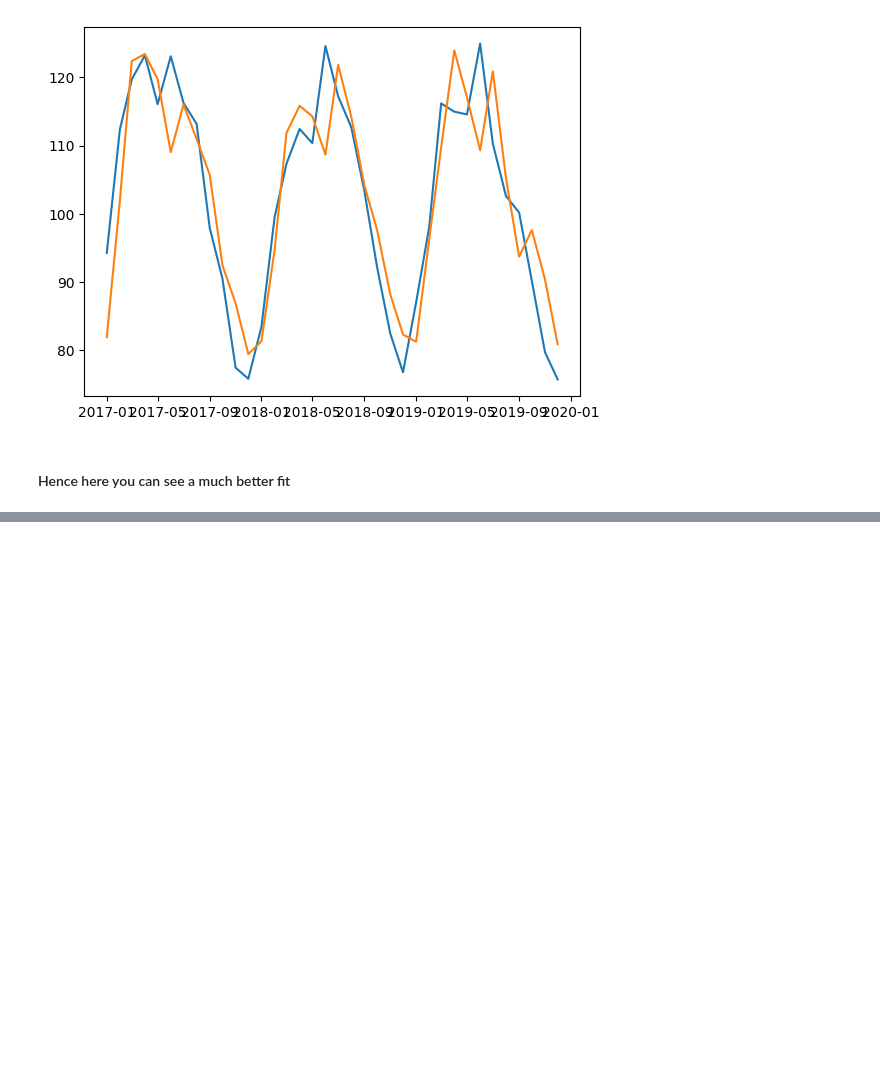
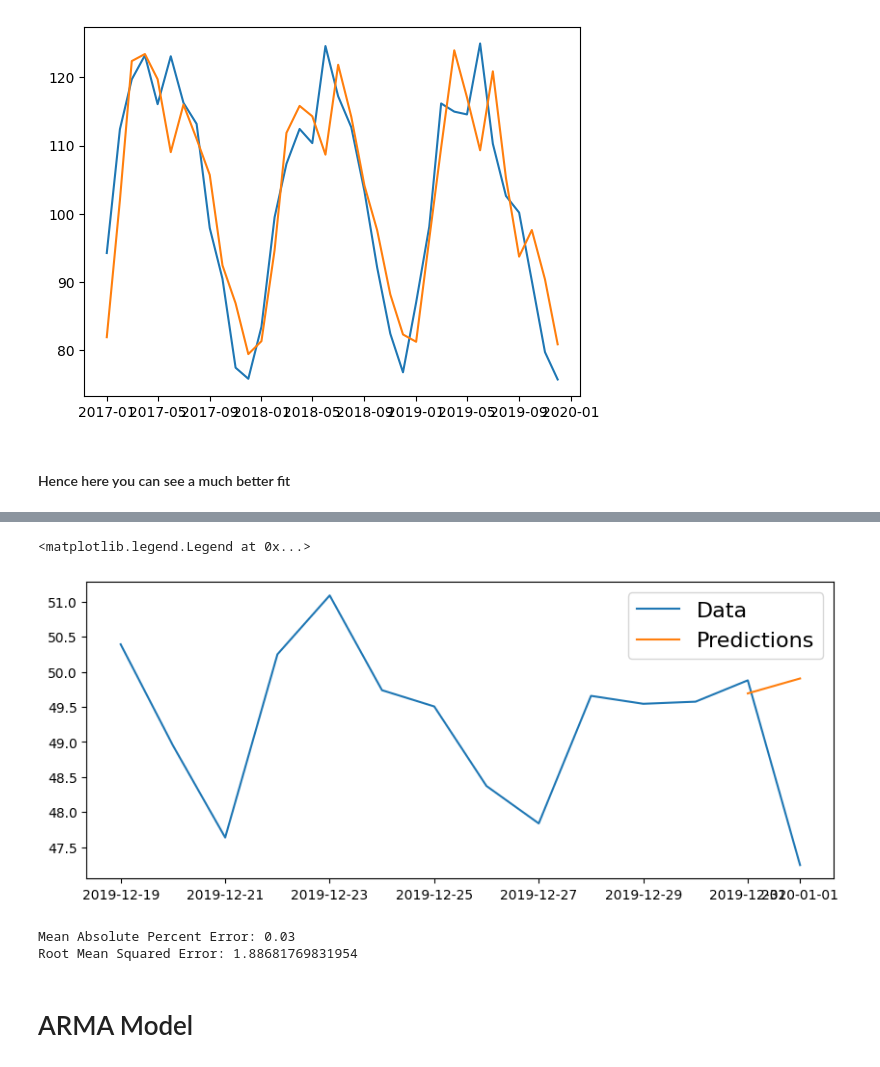
Before and after one commit to crsdvaibhav/notes, a Jupyter notebook: finance/time-series/time-series-1.ipynb, the cells around one changed output, grey strips where cells are left out. Drawn from its saved outputs; the diff is of its cells as text; code cells hidden in the pictures; blank space fills up the shorter version.

```diff
--- a/finance/time-series/time-series-1.ipynb
+++ b/finance/time-series/time-series-1.ipynb
@@ -399,0 +431,14 @@ plt.show()
+# %%
+# generate train and test set
+train_end = datetime(2019,12,30)
+test_end = datetime(2020,1,1)
+
+train_data = series[:train_end]
+test_data = series[train_end + timedelta(days=1):test_end]
+# %%
+#create the model
+model = ARIMA(train_data, order=(0,0,2))
+#fit the model
+model_fit = model.fit()
+#summary of the model
+print(model_fit.summary())
@@ -399,0 +463,25 @@ plt.show()
+# %%
+#get prediction start and end dates
+pred_start_date = test_data.index[0]
+pred_end_date = test_data.index[-1]
+#get the predictions and residuals
+predictions = model_fit.predict(start=pred_start_date, end=pred_end_date)
+residuals = test_data - predictions
+# %%
+plt.figure(figsize=(10,4))
+
+plt.plot(series[-14:])
+plt.plot(predictions)
+
+plt.legend(('Data', 'Predictions'), fontsize=16)
+# %% [output]
+<matplotlib.legend.Legend at 0x...>
+[figure, added]
+# %%
+print('Mean Absolute Percent Error:', round(np.mean(abs(residuals/test_data)),4))
+print('Root Mean Squared Error:', np.sqrt(np.mean(residuals**2)))
+# %% [output]
+Mean Absolute Percent Error: 0.03
+Root Mean Squared Error: 1.88681769831954
+# %% [markdown]
+# ARMA Model
```
Also changed, not shown: parts of 37 cells of this notebook, 2 other files.
